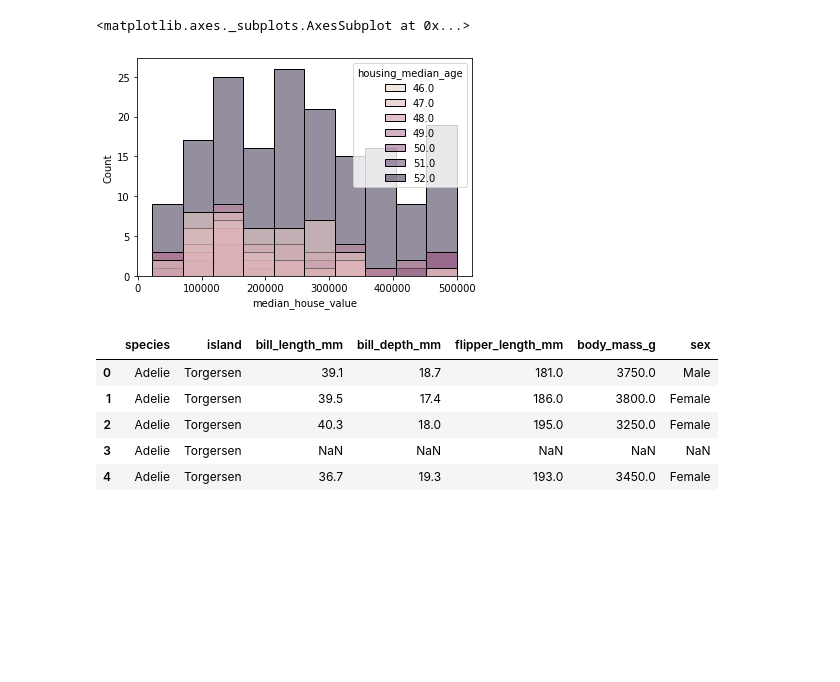
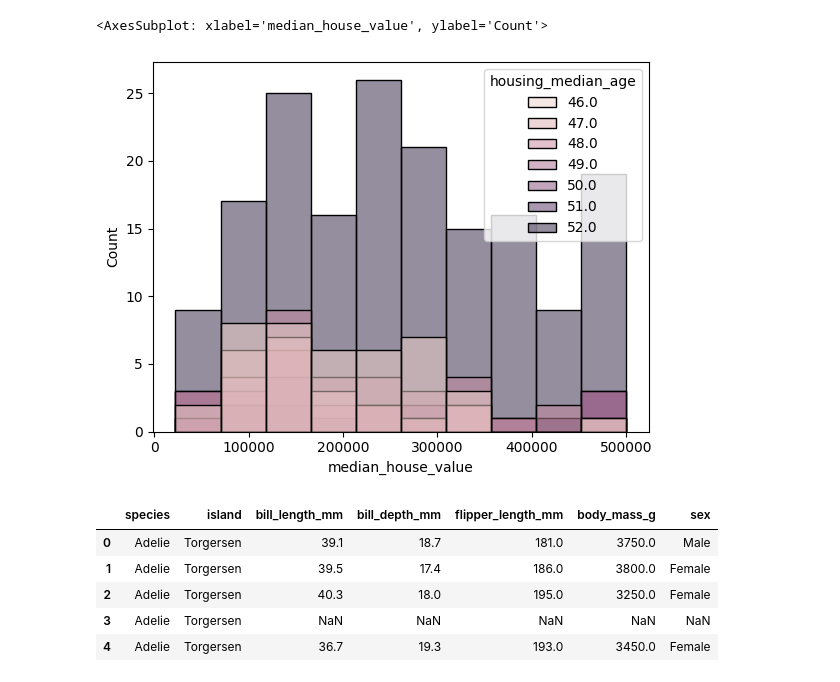
Before and after one commit to Jucharick/Seminars_python, a Jupyter notebook: Sem_12/ping.ipynb, the cells around one changed output. Cells and saved outputs as stored; diff of their text form; code cells hidden in the pictures; blank space fills up the shorter version.

```diff
--- a/Sem_12/ping.ipynb
+++ b/Sem_12/ping.ipynb
@@ -3,5 +3,5 @@ import pandas as pd
 # %%
 import seaborn as sb
 # %%
-formulaa = pd.read_csv('/content/california_housing_test.csv.csv')
+path = pd.read_csv('sample_data/california_housing_test.csv')
 # %%
@@ -42,8 +42,8 @@ sb.histplot(data=formulaa, x="housing_median_age")
 # %%
-sb.histplot(data=formulaa[formulaa["housing_median_age"]>45], x="median_house_value", hue="housing_median_age")
+sb.histplot(data=path[path["housing_median_age"]>45], x="median_house_value", hue="housing_median_age")
 # %% [output]
-<matplotlib.axes._subplots.AxesSubplot at 0x...>
+<AxesSubplot: xlabel='median_house_value', ylabel='Count'>
-[figure, old version]
+[figure, new version]
 # %%
 penguins = sb.load_dataset("penguins")
 # %%
```
Also changed, not shown: parts of 8 cells of this notebook, 1 other file.
